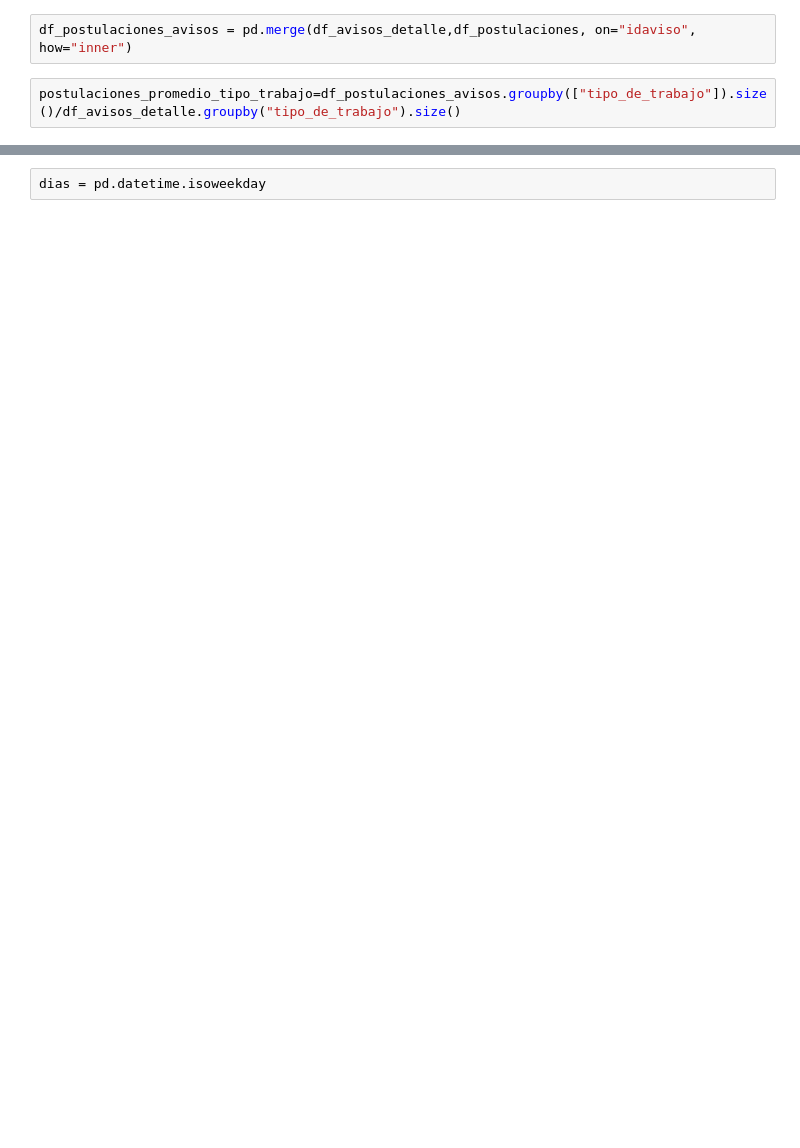
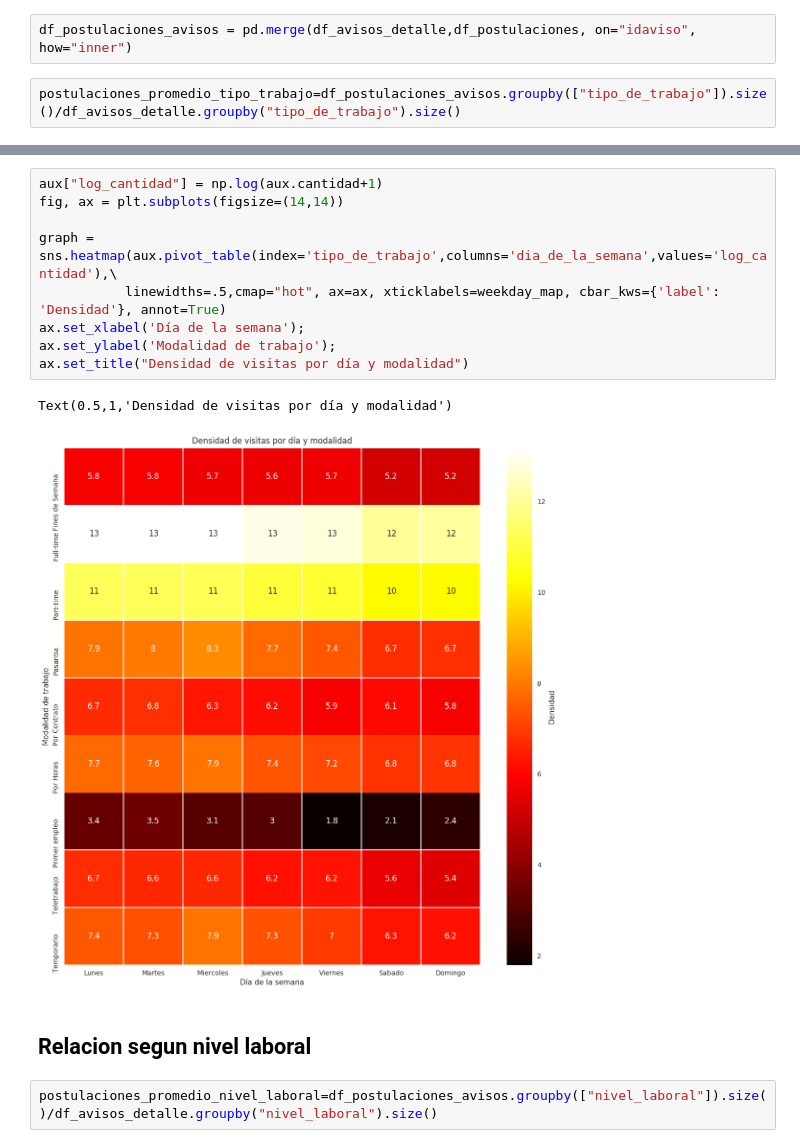
Before and after one commit to javierleyes/OrganizacionDeDatos, a Jupyter notebook: analisisPablo.ipynb, the cells around one changed output, grey strips where cells are left out. Drawn from its saved outputs; the diff is of its cells as text; blank space fills up the shorter version.

```diff
--- a/analisisPablo.ipynb
+++ b/analisisPablo.ipynb
@@ -57,2 +55,16 @@ Text(0.5,1,'Densidad de visitas por día y modalidad')
-# %%
-dias = pd.datetime.isoweekday
+# %%
+aux["log_cantidad"] = np.log(aux.cantidad+1)
+fig, ax = plt.subplots(figsize=(14,14))
+
+graph = sns.heatmap(aux.pivot_table(index='tipo_de_trabajo',columns='dia_de_la_semana',values='log_cantidad'),\
+           linewidths=.5,cmap="hot", ax=ax, xticklabels=weekday_map, cbar_kws={'label': 'Densidad'}, annot=True)
+ax.set_xlabel('Día de la semana');
+ax.set_ylabel('Modalidad de trabajo');
+ax.set_title("Densidad de visitas por día y modalidad")
+# %% [output]
+Text(0.5,1,'Densidad de visitas por día y modalidad')
+[figure, added]
+# %% [markdown]
+## Relacion segun nivel laboral
+# %%
+postulaciones_promedio_nivel_laboral=df_postulaciones_avisos.groupby(["nivel_laboral"]).size()/df_avisos_detalle.groupby("nivel_laboral").size()
```
Also changed, not shown: parts of 11 cells of this notebook.
